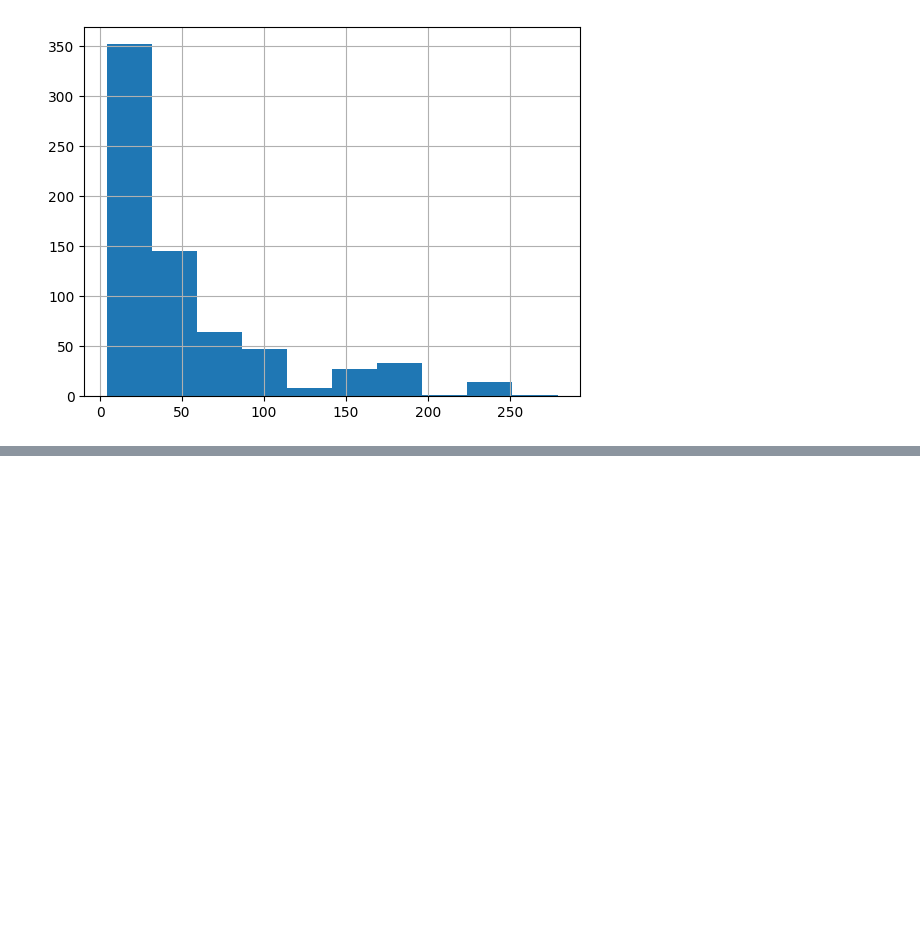
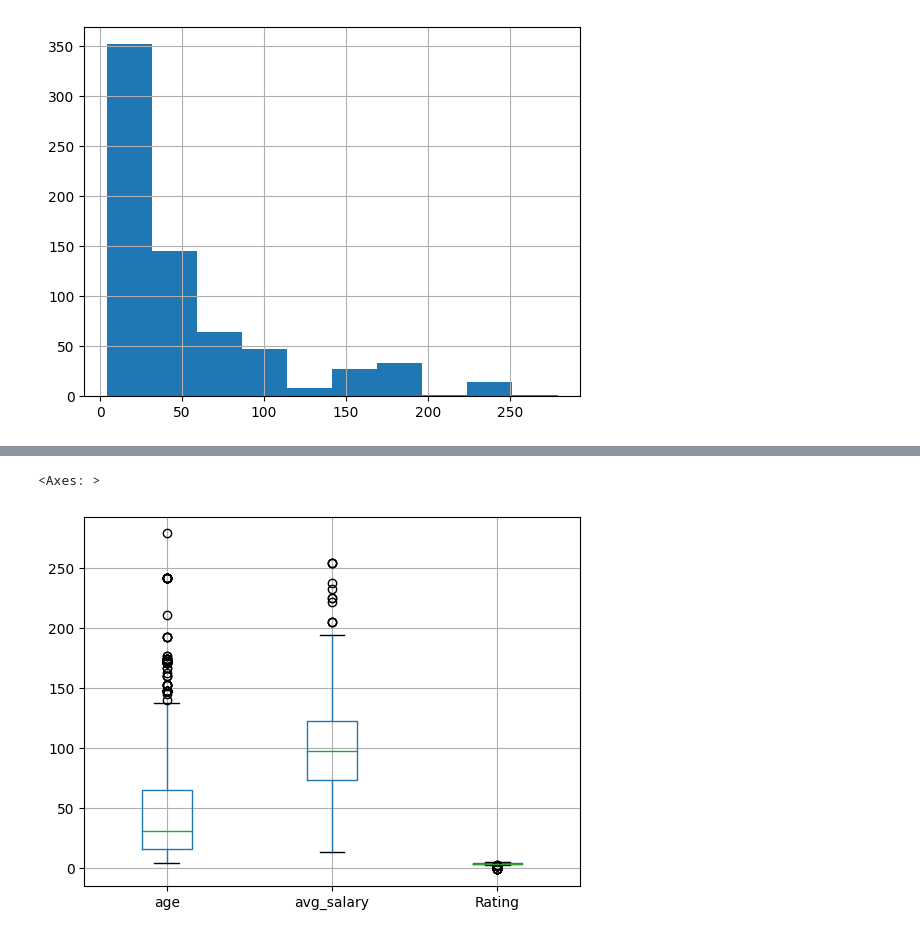
Before and after one commit to 87tana/Salary, a Jupyter notebook: EDA.ipynb, the cells around one changed output, grey strips where cells are left out. Cells and saved outputs as stored; diff of their text form; code cells hidden in the pictures; blank space fills up the shorter version.

```diff
--- a/EDA.ipynb
+++ b/EDA.ipynb
@@ -206,0 +215,5 @@ df.age.hist()
+# %%
+df.boxplot(column=['age','avg_salary','Rating'])
+# %% [output]
+<Axes: >
+[figure, added]
```
Also changed, not shown: parts of 12 cells of this notebook.
